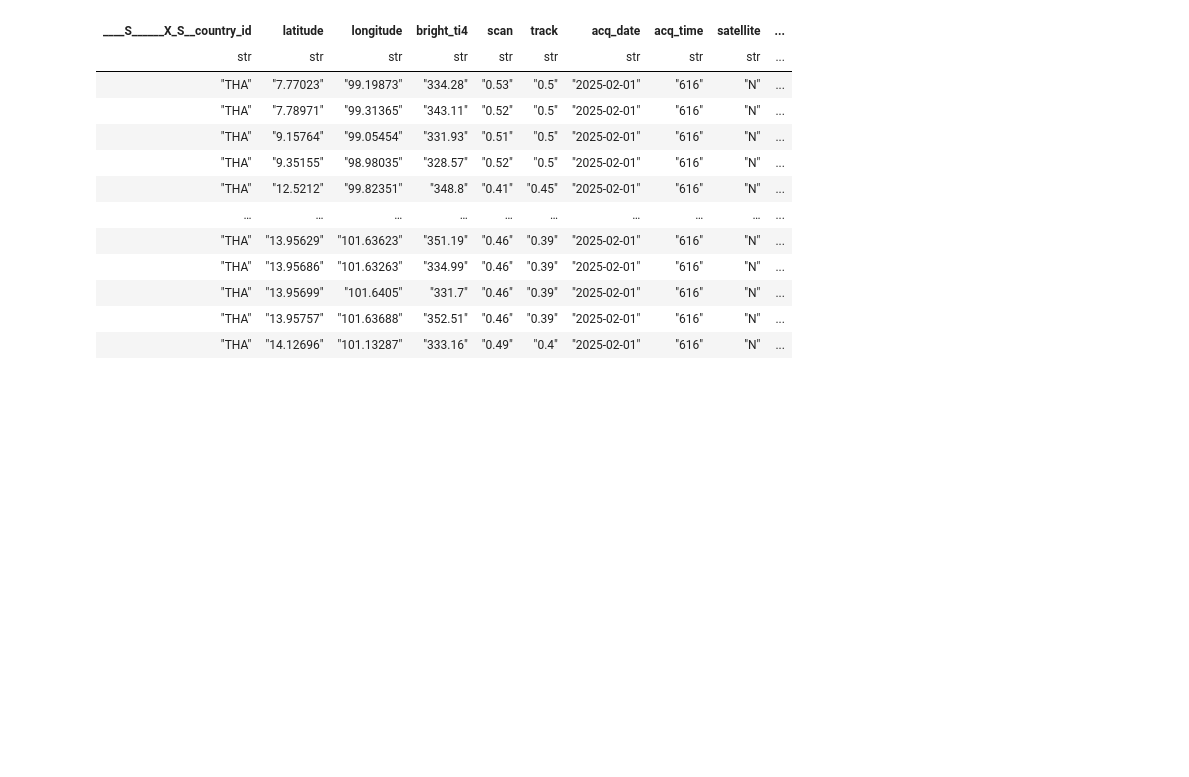
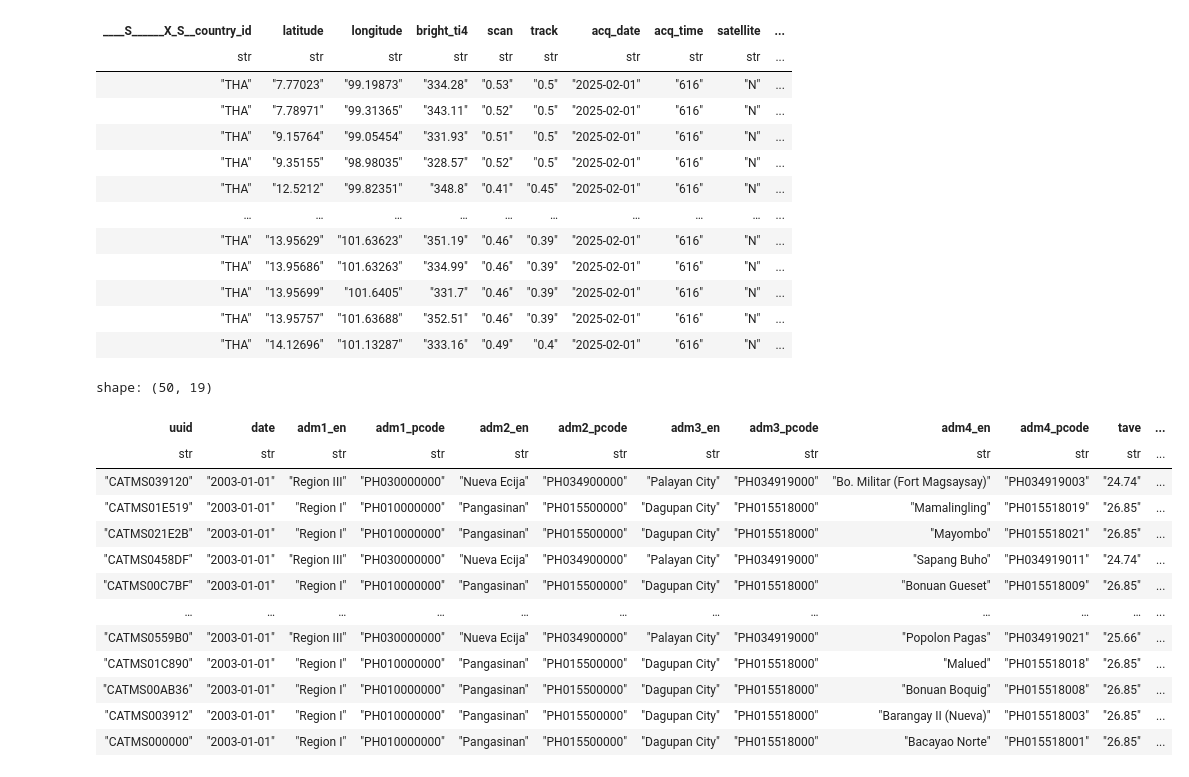
Before and after one commit to dafrose-bajaro/analytics-repo, a Jupyter notebook: notebooks/00_experiment.ipynb, the cells around one changed output. Drawn from its saved outputs; the diff is of its cells as text; code cells hidden in the pictures; blank space fills up the shorter version.

Commit message:
feat: add asset for project_cchain_clean

```diff
--- a/notebooks/00_experiment.ipynb
+++ b/notebooks/00_experiment.ipynb
@@ -70,3 +70,28 @@ shape: (50, 16)
 | "THA" | "13.95699" | "101.6405" | "331.7" | "0.46" | "0.39" | "2025-02-01" | "616" | "N" | ... |
 | "THA" | "13.95757" | "101.63688" | "352.51" | "0.46" | "0.39" | "2025-02-01" | "616" | "N" | ... |
 | "THA" | "14.12696" | "101.13287" | "333.16" | "0.49" | "0.4" | "2025-02-01" | "616" | "N" | ... |
+# %%
+# sample query
+conn = duckdb.connect("../data/lake/database.duckdb")
+project_cchain_climate_atmosphere_raw = conn.sql("""
+    SELECT *
+    FROM public.project_cchain_climate_atmosphere_raw
+    ORDER BY date
+    LIMIT 50;
+    """).pl()
+project_cchain_climate_atmosphere_raw
+# %% [output]
+shape: (50, 19)
+| uuid | date | adm1_en | adm1_pcode | adm2_en | adm2_pcode | adm3_en | adm3_pcode | adm4_en | adm4_pcode | tave | ... |
+| str | str | str | str | str | str | str | str | str | str | str | ... |
+| "CATMS039120" | "2003-01-01" | "Region III" | "PH030000000" | "Nueva Ecija" | "PH034900000" | "Palayan City" | "PH034919000" | "Bo. Militar (Fort Magsaysay)" | "PH034919003" | "24.74" | ... |
+| "CATMS01E519" | "2003-01-01" | "Region I" | "PH010000000" | "Pangasinan" | "PH015500000" | "Dagupan City" | "PH015518000" | "Mamalingling" | "PH015518019" | "26.85" | ... |
+| "CATMS021E2B" | "2003-01-01" | "Region I" | "PH010000000" | "Pangasinan" | "PH015500000" | "Dagupan City" | "PH015518000" | "Mayombo" | "PH015518021" | "26.85" | ... |
+| "CATMS0458DF" | "2003-01-01" | "Region III" | "PH030000000" | "Nueva Ecija" | "PH034900000" | "Palayan City" | "PH034919000" | "Sapang Buho" | "PH034919011" | "24.74" | ... |
+| "CATMS00C7BF" | "2003-01-01" | "Region I" | "PH010000000" | "Pangasinan" | "PH015500000" | "Dagupan City" | "PH015518000" | "Bonuan Gueset" | "PH015518009" | "26.85" | ... |
+| … | … | … | … | … | … | … | … | … | … | … | ... |
+| "CATMS0559B0" | "2003-01-01" | "Region III" | "PH030000000" | "Nueva Ecija" | "PH034900000" | "Palayan City" | "PH034919000" | "Popolon Pagas" | "PH034919021" | "25.66" | ... |
+| "CATMS01C890" | "2003-01-01" | "Region I" | "PH010000000" | "Pangasinan" | "PH015500000" | "Dagupan City" | "PH015518000" | "Malued" | "PH015518018" | "26.85" | ... |
+| "CATMS00AB36" | "2003-01-01" | "Region I" | "PH010000000" | "Pangasinan" | "PH015500000" | "Dagupan City" | "PH015518000" | "Bonuan Boquig" | "PH015518008" | "26.85" | ... |
+| "CATMS003912" | "2003-01-01" | "Region I" | "PH010000000" | "Pangasinan" | "PH015500000" | "Dagupan City" | "PH015518000" | "Barangay II (Nueva)" | "PH015518003" | "26.85" | ... |
+| "CATMS000000" | "2003-01-01" | "Region I" | "PH010000000" | "Pangasinan" | "PH015500000" | "Dagupan City" | "PH015518000" | "Bacayao Norte" | "PH015518001" | "26.85" | ... |
```
Also changed, not shown: parts of 7 cells of this notebook, 3 other files.
